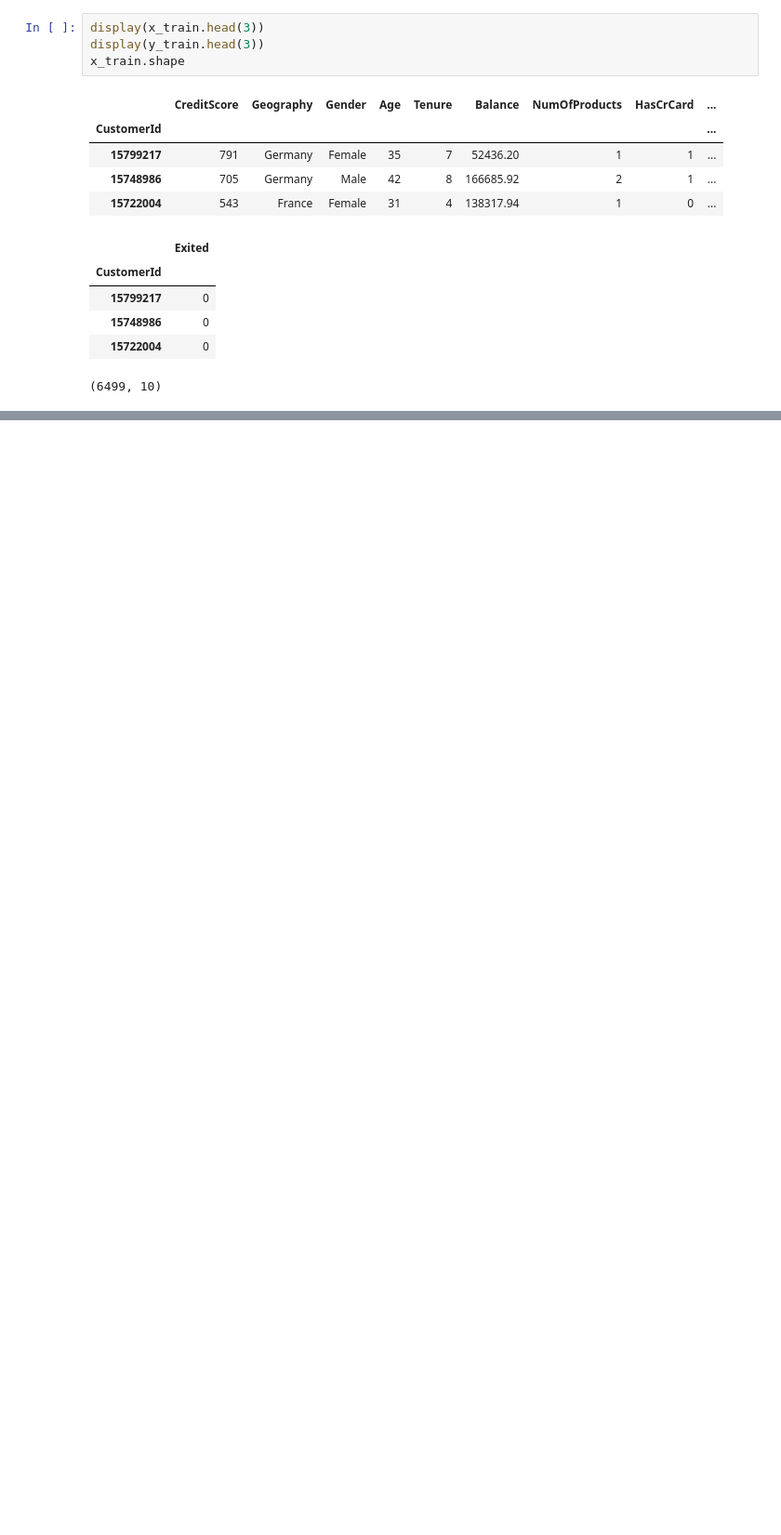
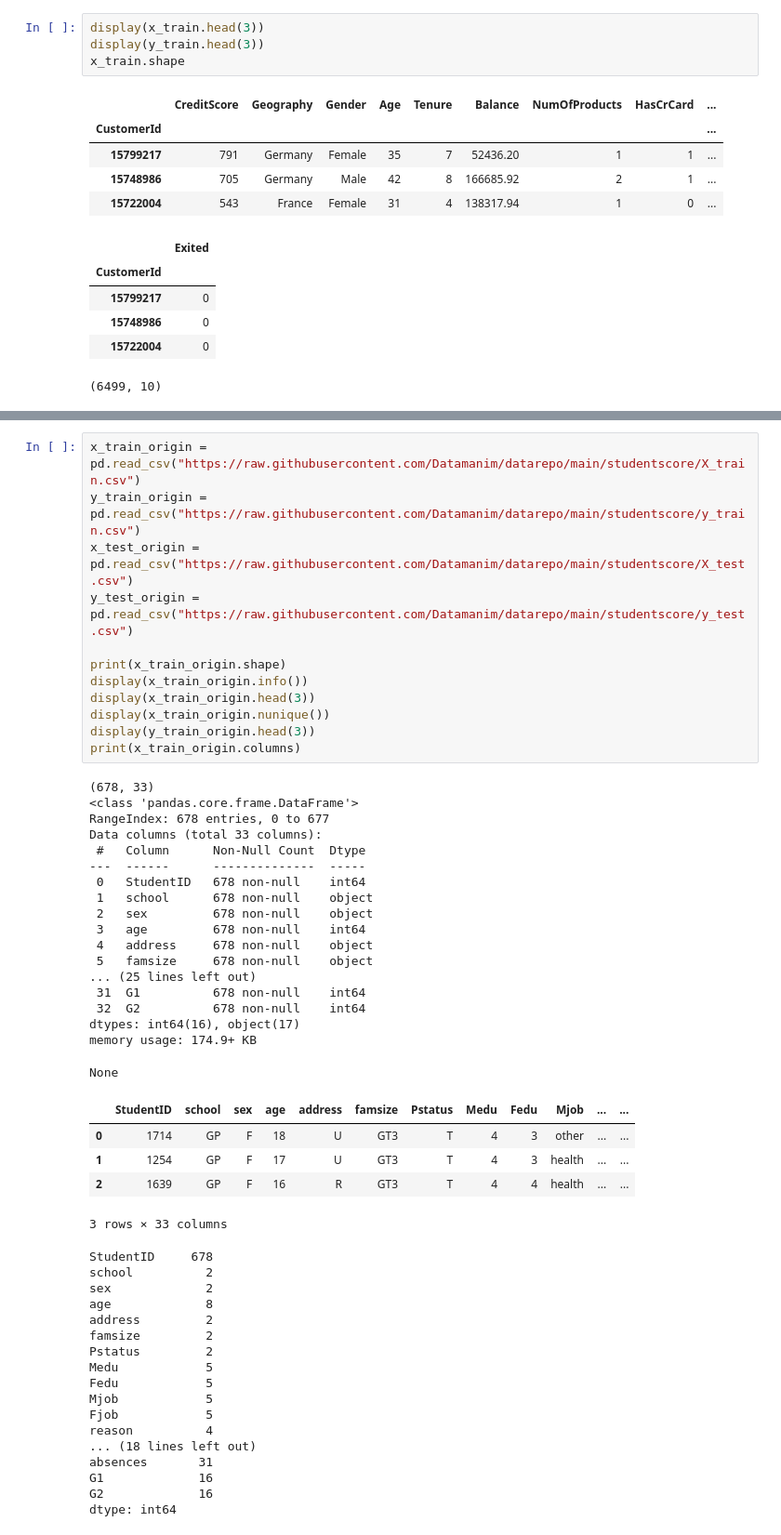
Before and after one commit to chickengak/TIL, a Jupyter notebook: dev-journey/big-data/빅분기-실기-datamanim-2유형.ipynb, the cells around one changed output, grey strips where cells are left out. Shown at 93% size. Drawn from its saved outputs; the diff is of its cells as text; blank space fills up the shorter version.

```diff
--- a/dev-journey/big-data/빅분기-실기-datamanim-2유형.ipynb
+++ b/dev-journey/big-data/빅분기-실기-datamanim-2유형.ipynb
@@ -108,0 +652,53 @@ AttributeError: 'OneHotEncoder' object has no attribute 'get_feature_names_out'
+# %%
+x_train_origin = pd.read_csv("https://raw.githubusercontent.com/Datamanim/datarepo/main/studentscore/X_train.csv")
+y_train_origin = pd.read_csv("https://raw.githubusercontent.com/Datamanim/datarepo/main/studentscore/y_train.csv")
+x_test_origin = pd.read_csv("https://raw.githubusercontent.com/Datamanim/datarepo/main/studentscore/X_test.csv")
+y_test_origin = pd.read_csv("https://raw.githubusercontent.com/Datamanim/datarepo/main/studentscore/y_test.csv")
+
+print(x_train_origin.shape)
+display(x_train_origin.info())
+display(x_train_origin.head(3))
+display(x_train_origin.nunique())
+display(y_train_origin.head(3))
+print(x_train_origin.columns)
+# %% [output]
+(678, 33)
+<class 'pandas.core.frame.DataFrame'>
+RangeIndex: 678 entries, 0 to 677
+Data columns (total 33 columns):
+ #   Column      Non-Null Count  Dtype
+---  ------      --------------  -----
+ 0   StudentID   678 non-null    int64
+ 1   school      678 non-null    object
+ 2   sex         678 non-null    object
+ 3   age         678 non-null    int64
+ 4   address     678 non-null    object
+ 5   famsize     678 non-null    object
+... (25 lines left out)
+ 31  G1          678 non-null    int64
+ 32  G2          678 non-null    int64
+dtypes: int64(16), object(17)
+memory usage: 174.9+ KB
+None
+|  | StudentID | school | sex | age | address | famsize | Pstatus | Medu | Fedu | Mjob | ... | ... |
+| 0 | 1714 | GP | F | 18 | U | GT3 | T | 4 | 3 | other | ... | ... |
+| 1 | 1254 | GP | F | 17 | U | GT3 | T | 4 | 3 | health | ... | ... |
+| 2 | 1639 | GP | F | 16 | R | GT3 | T | 4 | 4 | health | ... | ... |
+3 rows × 33 columns
+StudentID     678
+school          2
+sex             2
+age             8
+address         2
+famsize         2
+Pstatus         2
+Medu            5
+Fedu            5
+Mjob            5
+Fjob            5
+reason          4
+... (18 lines left out)
+absences       31
+G1             16
+G2             16
+dtype: int64
```
Also changed, not shown: parts of 71 cells of this notebook, 4 other files.
